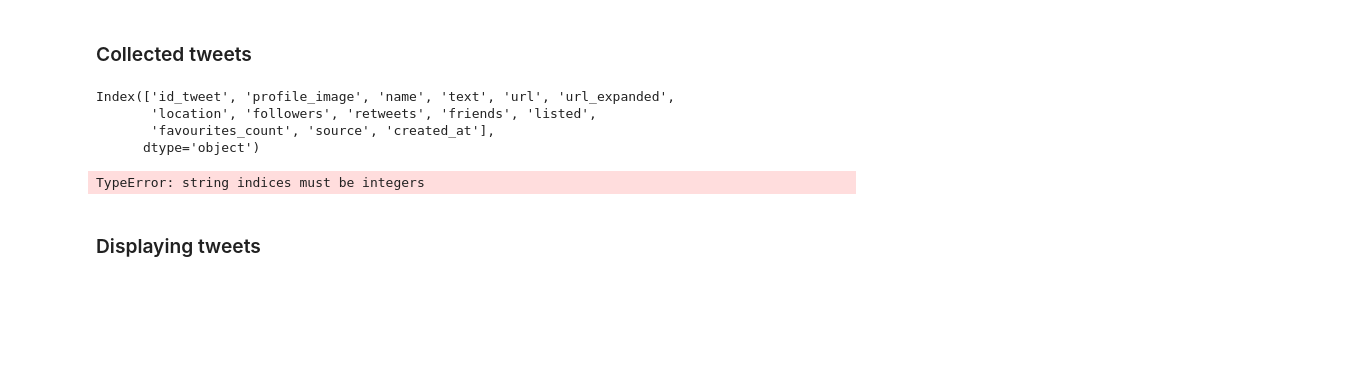
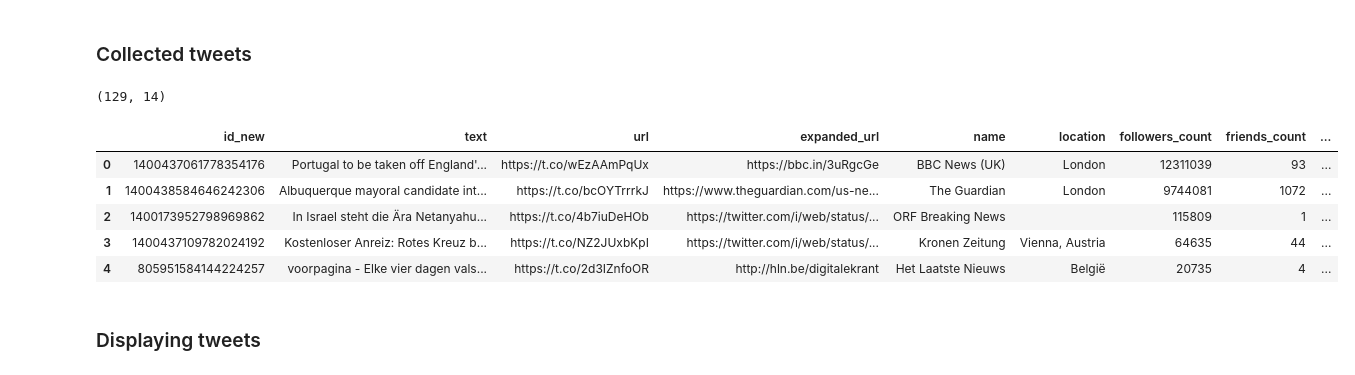
Before and after one commit to EstefaniaVB/LexAI, a Jupyter notebook: notebooks/Estefania Twitter News.ipynb, the cells around one changed output. Cells and saved outputs as stored; diff of their text form; code cells hidden in the pictures; blank space fills up the shorter version.

```diff
--- a/notebooks/Estefania Twitter News.ipynb
+++ b/notebooks/Estefania Twitter News.ipynb
@@ -116,0 +129,27 @@ news_data = pd.DataFrame(news_tweets)
+# %%
+data_new_filtered=[]
+
+for column in news_data:
+    for row in news_data[column]:
+        id_new = row["id"]
+        text = row["text"]
+        try:
+            url = row["entities"]["urls"][0]["url"]
+        except:
+            url =""
+        try:
+            expanded_url = row["entities"]["urls"][0]["expanded_url"]
+        except:
+            expanded_url =""
+        name = row["user"]["name"]
+        location = row["user"]["location"]
+        followers_count = row["user"]["followers_count"]
+        friends_count = row["user"]["friends_count"]
+        listed_count = row["user"]["listed_count"]
+        favourites_count = row["user"]["favourites_count"]
+        profile_image_url = row["user"]["profile_image_url"]
+        retweet_count= row["retweet_count"]
+        source = row["source"]
+        created_at = row["created_at"]
+
+        data_new_filtered.append({"id_new":id_new,"text":text,"url":url,"expanded_url":expanded_url,"name":name,"location":location,"followers_count":followers_count,"friends_count":friends_count,"listed_count":listed_count,"favourites_count":favourites_count,"profile_image_url":profile_image_url,"retweet_count":retweet_count,"source":source,"created_at":created_at})
@@ -161,17 +196,20 @@ for politic in meps_tweets:
 # %% [markdown]
 ### Collected tweets
-# %%
-news_data.columns
-# %% [output]
-Index(['id_tweet', 'profile_image', 'name', 'text', 'url', 'url_expanded',
-       'location', 'followers', 'retweets', 'friends', 'listed',
-       'favourites_count', 'source', 'created_at'],
-      dtype='object')
-# %%
-for tweet in news_data:
-    tweet =display(HTML(f'<figure class="op-interactive"><blockquote class="twitter-tweet"><p lang="en" dir="ltr">{tweet["text"]}<a href={tweet["url"]}>{tweet["url"]}</a></p>&mdash; {tweet["name"]} <a href={tweet["url_expanded"]}>{tweet["created_at"]}</a><<hide_thread=true><data-cards="hidden"></blockquote> <script async src="https://platform.twitter.com/widgets.js" charset="utf-8"></script></figure>'))
-# %% [output]
-TypeError: string indices must be integers
+# %%
+news_tweets = pd.DataFrame(data_new_filtered)
+# %%
+news_tweets.shape
+# %% [output]
+(129, 14)
+# %%
+news_tweets.head()
+# %% [output]
+|  | id_new | text | url | expanded_url | name | location | followers_count | friends_count | ... |
+| 0 | 1400437061778354176 | Portugal to be taken off England'... | https://t.co/wEzAAmPqUx | https://bbc.in/3uRgcGe | BBC News (UK) | London | 12311039 | 93 | ... |
+| 1 | 1400438584646242306 | Albuquerque mayoral candidate int... | https://t.co/bcOYTrrrkJ | https://www.theguardian.com/us-ne... | The Guardian | London | 9744081 | 1072 | ... |
+| 2 | 1400173952798969862 | In Israel steht die Ära Netanyahu... | https://t.co/4b7iuDeHOb | https://twitter.com/i/web/status/... | ORF Breaking News |  | 115809 | 1 | ... |
+| 3 | 1400437109782024192 | Kostenloser Anreiz: Rotes Kreuz b... | https://t.co/NZ2JUxbKpI | https://twitter.com/i/web/status/... | Kronen Zeitung | Vienna, Austria | 64635 | 44 | ... |
+| 4 | 805951584144224257 | voorpagina - Elke vier dagen vals... | https://t.co/2d3IZnfoOR | http://hln.be/digitalekrant | Het Laatste Nieuws | België | 20735 | 4 | ... |
 # %% [markdown]
 ### Displaying tweets
 # %%
```
Also changed, not shown: parts of 14 cells of this notebook.
